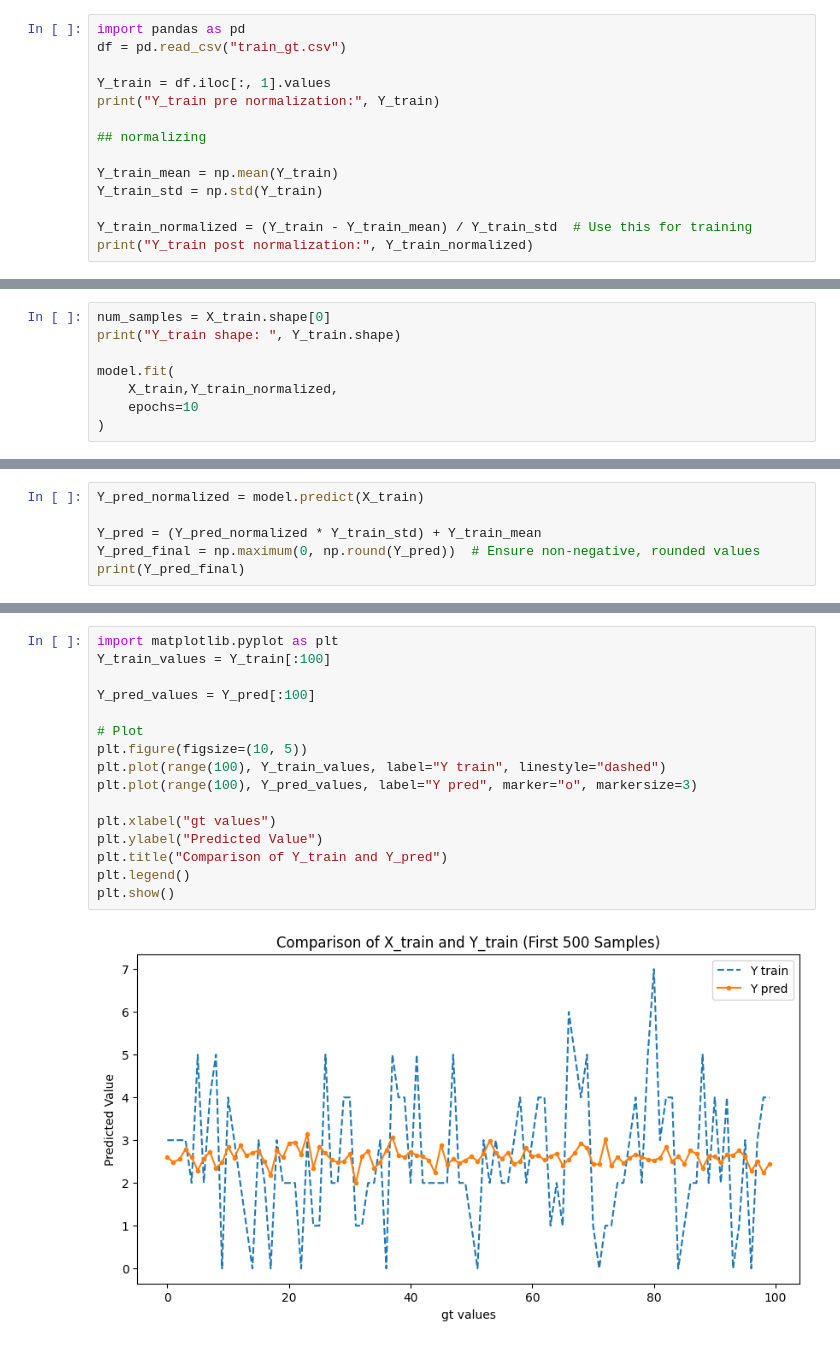
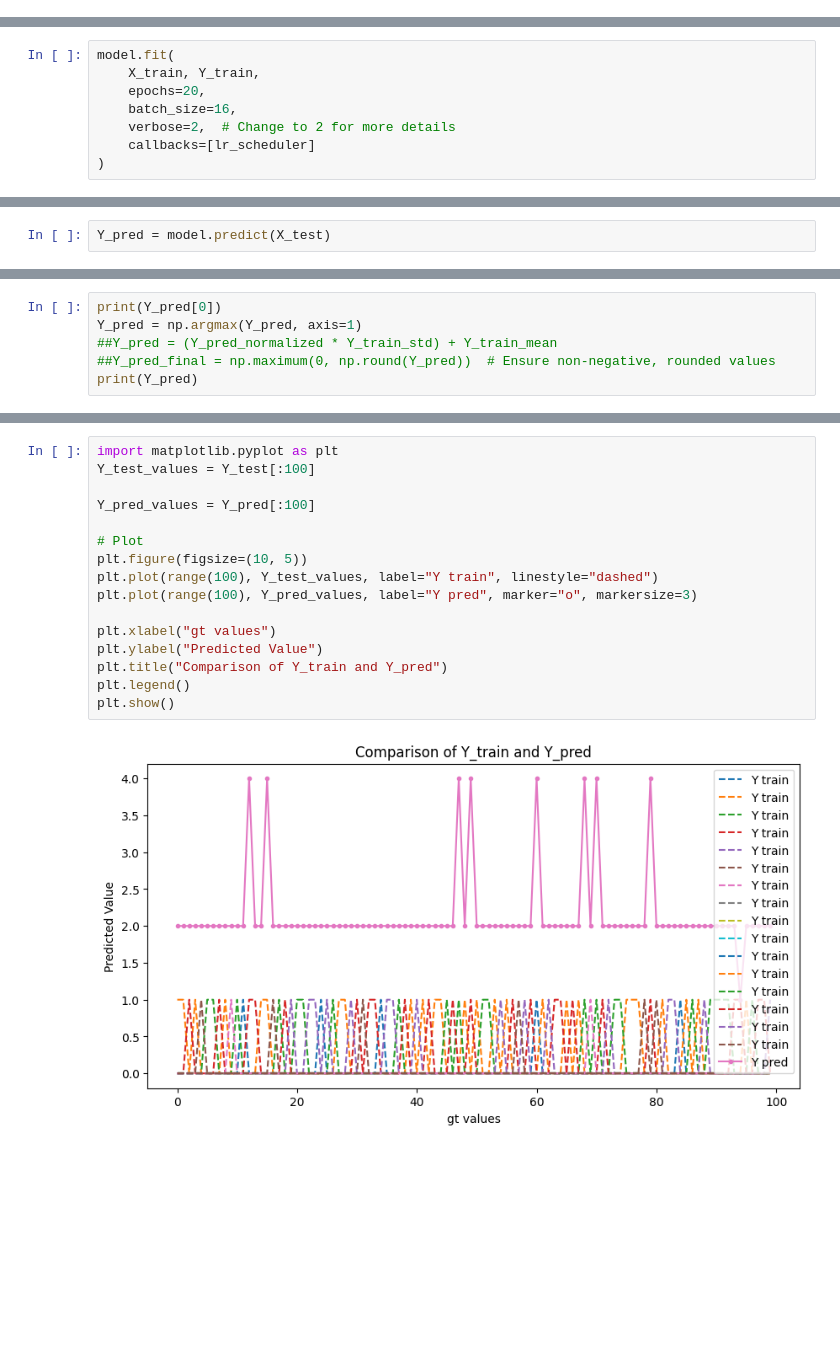
Before and after one commit to ZeroDeaths7/Millers-Planet-Digital-Image-Processing, a Jupyter notebook: miller_1.ipynb, the cells around one changed output, grey strips where cells are left out. Drawn from its saved outputs; the diff is of its cells as text; blank space fills up the shorter version.

```diff
--- a/miller_1.ipynb
+++ b/miller_1.ipynb
@@ -137,15 +263 @@ model.compile(
 )
-# %%
-import pandas as pd
-df = pd.read_csv("train_gt.csv")
-
-Y_train = df.iloc[:, 1].values
-print("Y_train pre normalization:", Y_train)
-
-## normalizing
-
-Y_train_mean = np.mean(Y_train)
-Y_train_std = np.std(Y_train)
-
-Y_train_normalized = (Y_train - Y_train_mean) / Y_train_std  # Use this for training
-print("Y_train post normalization:", Y_train_normalized)
@@ -156,9 +264,9 @@ Y_train post normalization: [ 0.28198442  0.28198442  0.28198442 ... -1.15487886
 # %%
-num_samples = X_train.shape[0]
-print("Y_train shape: ", Y_train.shape)
-
 model.fit(
-    X_train,Y_train_normalized,
-    epochs=10
+    X_train, Y_train,
+    epochs=20,
+    batch_size=16,
+    verbose=2,  # Change to 2 for more details
+    callbacks=[lr_scheduler]
 )
 # %% [output]
@@ -169,7 +293,3 @@ Epoch 2/10
 # %%
-Y_pred_normalized = model.predict(X_train)
-
-Y_pred = (Y_pred_normalized * Y_train_std) + Y_train_mean
-Y_pred_final = np.maximum(0, np.round(Y_pred))  # Ensure non-negative, rounded values
-print(Y_pred_final)
+Y_pred = model.predict(X_test)
 # %% [output]
@@ -183,0 +297,6 @@ print(Y_pred_final)
+# %%
+print(Y_pred[0])
+Y_pred = np.argmax(Y_pred, axis=1)
+##Y_pred = (Y_pred_normalized * Y_train_std) + Y_train_mean
+##Y_pred_final = np.maximum(0, np.round(Y_pred))  # Ensure non-negative, rounded values
+print(Y_pred)
@@ -184,18 +319,18 @@ print(Y_pred_final)
 # %%
 import matplotlib.pyplot as plt
-Y_train_values = Y_train[:100]
+Y_test_values = Y_test[:100]
 
 Y_pred_values = Y_pred[:100]
 
 # Plot
 plt.figure(figsize=(10, 5))
-plt.plot(range(100), Y_train_values, label="Y train", linestyle="dashed")
+plt.plot(range(100), Y_test_values, label="Y train", linestyle="dashed")
 plt.plot(range(100), Y_pred_values, label="Y pred", marker="o", markersize=3)
 
 plt.xlabel("gt values")
 plt.ylabel("Predicted Value")
 plt.title("Comparison of Y_train and Y_pred")
 plt.legend()
 plt.show()
 # %% [output]
-[figure, old version]
+[figure, new version]
```
Also changed, not shown: parts of 18 cells of this notebook.
